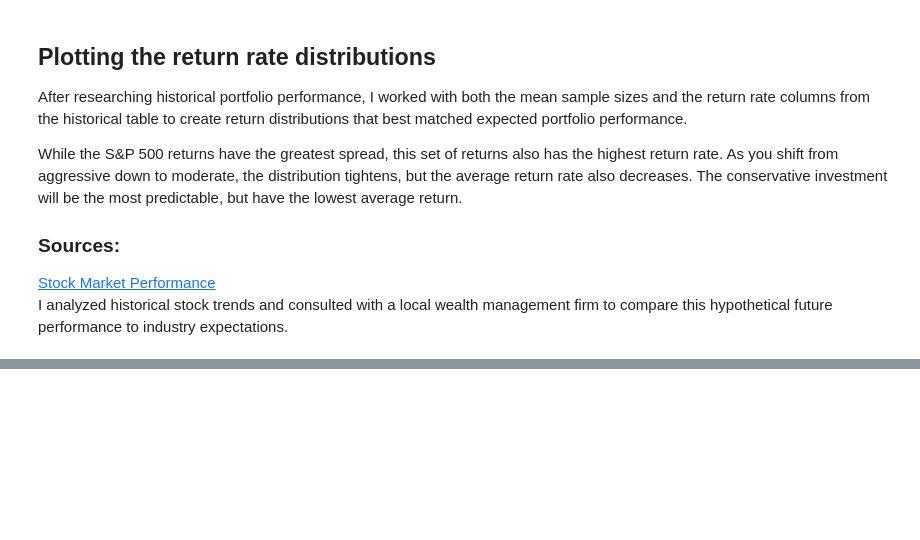
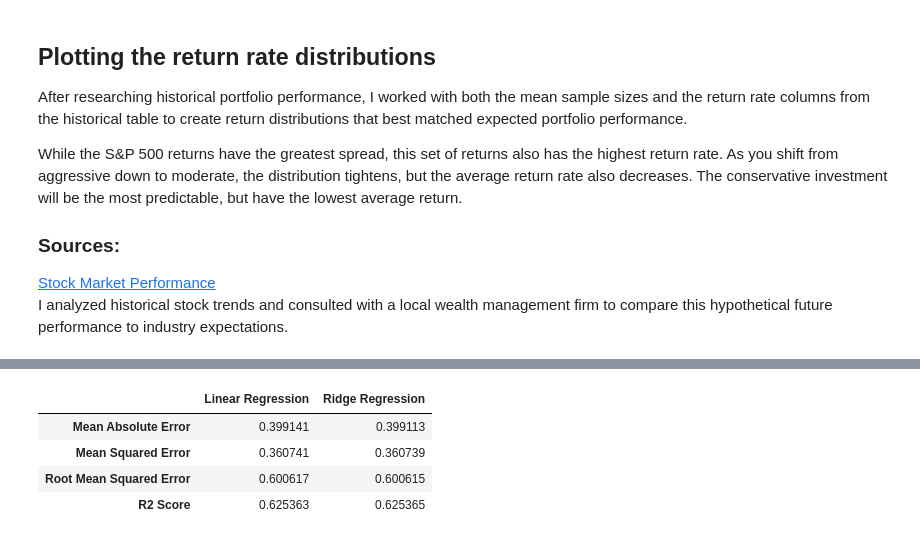
Before and after one commit to BotanicalAmy/Retirement-Forecaster, a Jupyter notebook: Retirement_Simulator.ipynb, the cells around one changed output, grey strips where cells are left out. Cells and saved outputs as stored; diff of their text form; code cells hidden in the pictures; blank space fills up the shorter version.

```diff
--- a/Retirement_Simulator.ipynb
+++ b/Retirement_Simulator.ipynb
@@ -261,0 +362,46 @@ The average return rate for the portfolio is: 8.61%
+# %%
+#convert the forecast_results csv file into a dataframe
+forecast_results = pd.read_csv('Data/forecast_results.csv')
+forecast_results.drop('Unnamed: 0', axis=1, inplace=True)
+forecast_results.head()
+
+#converting the investor type into a numerical value
+forecast_results = pd.get_dummies(forecast_results, columns=['Investor Type'])
+forecast_results.head()
+
+#scaling the data frame
+scaler = StandardScaler()
+forecast_results_scaled = scaler.fit_transform(forecast_results)
+forecast_results_scaled = pd.DataFrame(forecast_results_scaled, columns=forecast_results.columns)
+forecast_results_scaled.head()
+
+#splitting the data into training and testing sets
+X = forecast_results_scaled.drop('Final Value', axis=1)
+y = forecast_results_scaled['Final Value']
+X_train, X_test, y_train, y_test = train_test_split(X, y, test_size=0.2, random_state=42)
+
+#creating a pipeline for the linear regression model
+lin_reg_pipe = make_pipeline(LinearRegression())
+lin_reg_pipe.fit(X_train, y_train)
+y_pred_pipe = lin_reg_pipe.predict(X_test)
+
+
+#use logistic regression to predict the final value of the portfolio
+lin_reg = LinearRegression().fit(X_train, y_train)
+y_pred = lin_reg.predict(X_test)
+
+#create a ridge regression model
+ridge = Ridge().fit(X_train, y_train)
+y_pred_ridge = ridge.predict(X_test)
+
+#evaluating the model metrics
+model_evaluation = pd.DataFrame({'Linear Regression': [metrics.mean_absolute_error(y_test, y_pred), metrics.mean_squared_error(y_test, y_pred), np.sqrt(metrics.mean_squared_error(y_test, y_pred)), metrics.r2_score(y_test, y_pred)],
+                                'Ridge Regression': [metrics.mean_absolute_error(y_test, y_pred_ridge), metrics.mean_squared_error(y_test, y_pred_ridge), np.sqrt(metrics.mean_squared_error(y_test, y_pred_ridge)), metrics.r2_score(y_test,y_pred_ridge)]},
+                               index=['Mean Absolute Error', 'Mean Squared Error', 'Root Mean Squared Error', 'R2 Score'])
+model_evaluation
+# %% [output]
+|  | Linear Regression | Ridge Regression |
+| Mean Absolute Error | 0.399141 | 0.399113 |
+| Mean Squared Error | 0.360741 | 0.360739 |
+| Root Mean Squared Error | 0.600617 | 0.600615 |
+| R2 Score | 0.625363 | 0.625365 |
```
Also changed, not shown: parts of 11 cells of this notebook, 3 other files.
